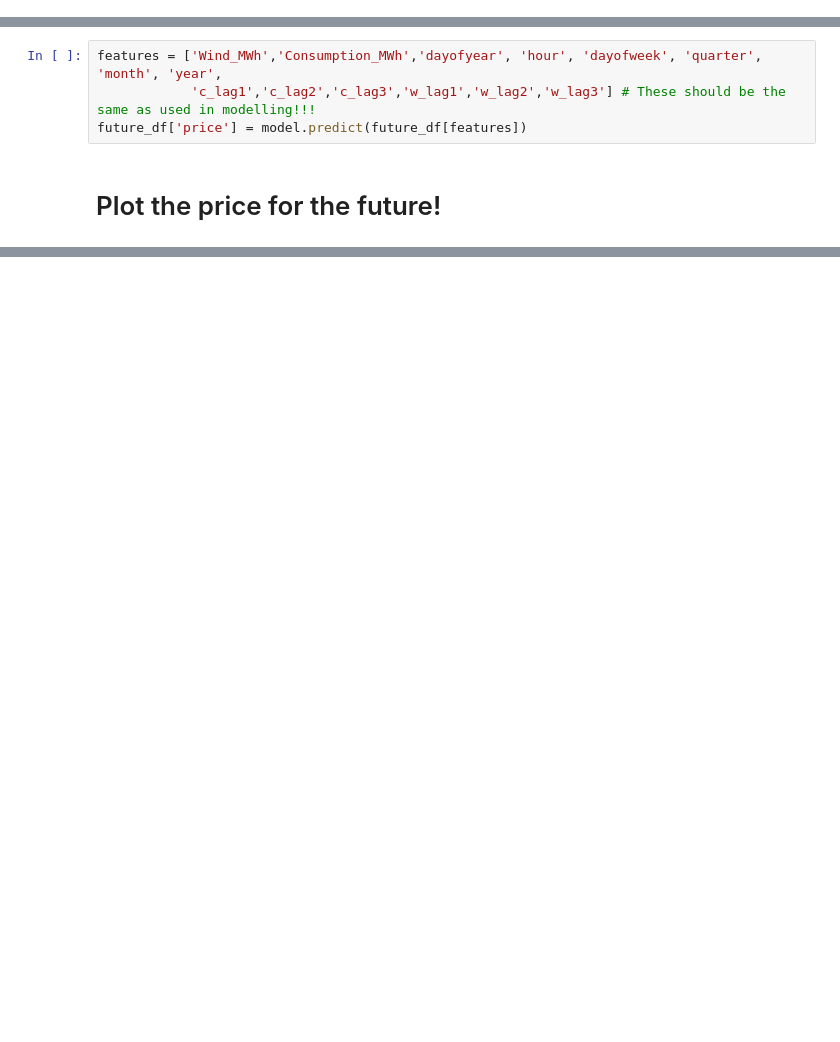
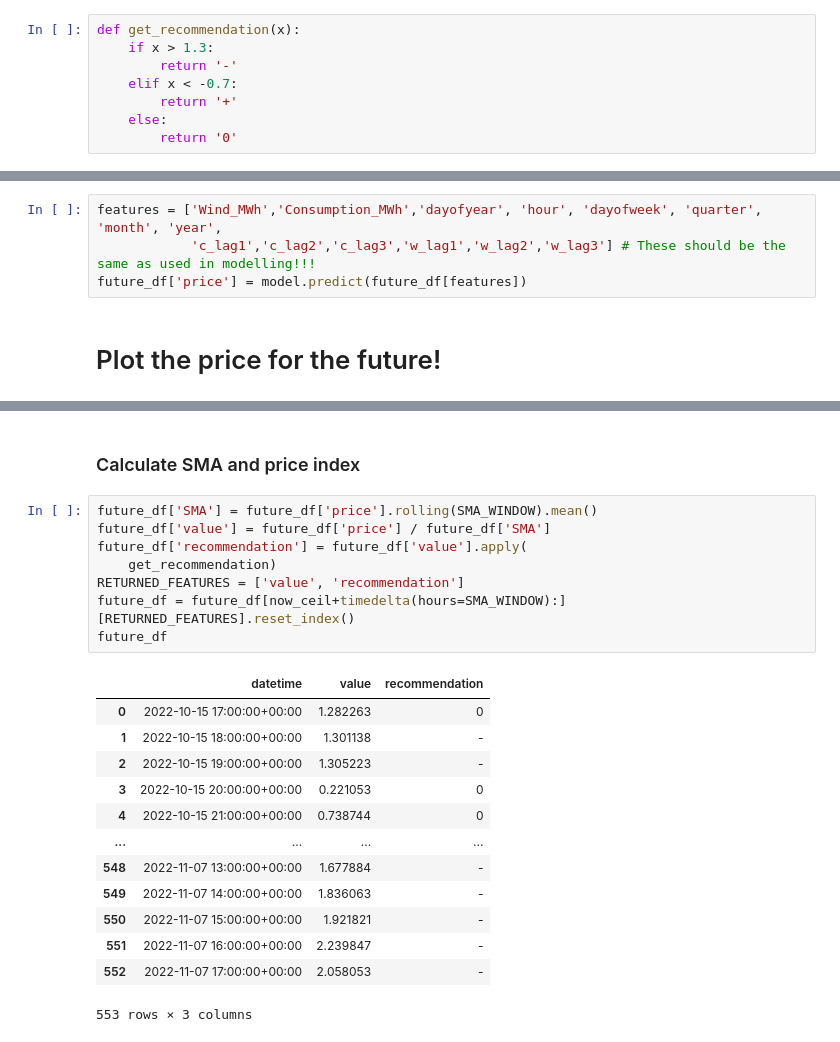
Before and after one commit to IDS-mini/electricity, a Jupyter notebook: data/predict_future.ipynb, the cells around one changed output, grey strips where cells are left out. Drawn from its saved outputs; the diff is of its cells as text; blank space fills up the shorter version.

```diff
--- a/data/predict_future.ipynb
+++ b/data/predict_future.ipynb
@@ -42,5 +42,13 @@ def create_features(df):
     df['dayofmonth'] = df.index.day
     df['weekofyear'] = df.index.isocalendar().week
     return df
+# %%
+def get_recommendation(x):
+    if x > 1.3:
+        return '-'
+    elif x < -0.7:
+        return '+'
+    else:
+        return '0'
 # %% [markdown]
 ### Predict the future!
@@ -70,0 +80,24 @@ plt.show()
+# %% [markdown]
+### Calculate SMA and price index
+# %%
+future_df['SMA'] = future_df['price'].rolling(SMA_WINDOW).mean()
+future_df['value'] = future_df['price'] / future_df['SMA']
+future_df['recommendation'] = future_df['value'].apply(
+    get_recommendation)
+RETURNED_FEATURES = ['value', 'recommendation']
+future_df = future_df[now_ceil+timedelta(hours=SMA_WINDOW):][RETURNED_FEATURES].reset_index()
+future_df
+# %% [output]
+|  | datetime | value | recommendation |
+| 0 | 2022-10-15 17:00:00+00:00 | 1.282263 | 0 |
+| 1 | 2022-10-15 18:00:00+00:00 | 1.301138 | - |
+| 2 | 2022-10-15 19:00:00+00:00 | 1.305223 | - |
+| 3 | 2022-10-15 20:00:00+00:00 | 0.221053 | 0 |
+| 4 | 2022-10-15 21:00:00+00:00 | 0.738744 | 0 |
+| ... | ... | ... | ... |
+| 548 | 2022-11-07 13:00:00+00:00 | 1.677884 | - |
+| 549 | 2022-11-07 14:00:00+00:00 | 1.836063 | - |
+| 550 | 2022-11-07 15:00:00+00:00 | 1.921821 | - |
+| 551 | 2022-11-07 16:00:00+00:00 | 2.239847 | - |
+| 552 | 2022-11-07 17:00:00+00:00 | 2.058053 | - |
+553 rows × 3 columns
```
Also changed, not shown: parts of 4 cells of this notebook, 5 other files.
